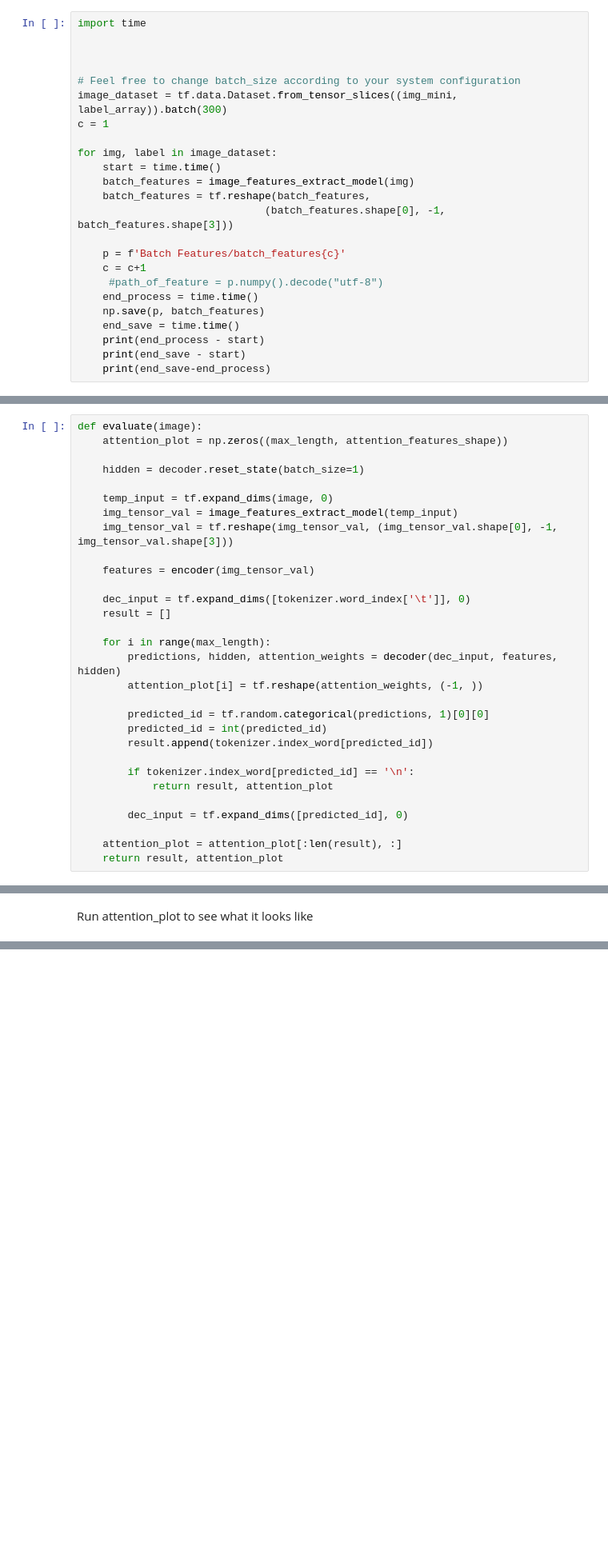
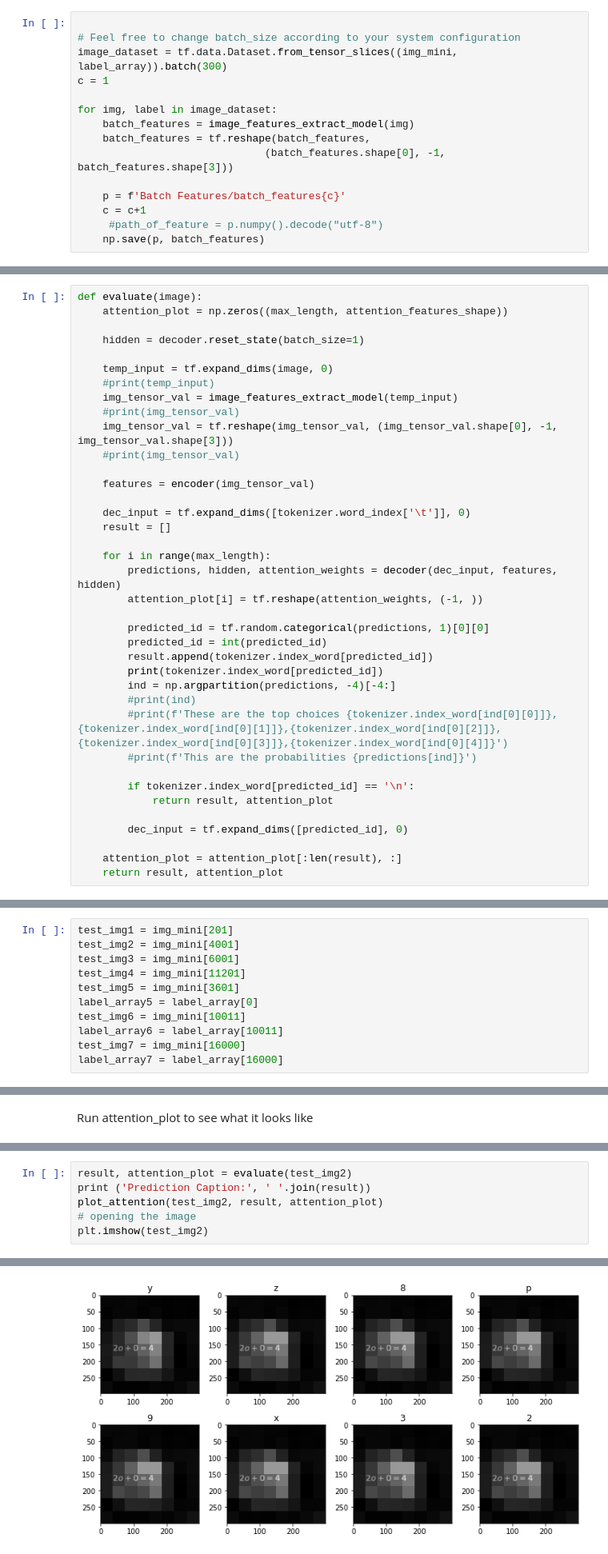
Before and after one commit to mallen-11/math-problem-solver, a Jupyter notebook: Notebooks/Morgan Copy Image Captioning with Attention (Drive).ipynb, the cells around one changed output, grey strips where cells are left out. Shown at 80% size. Cells and saved outputs as stored; diff of their text form; blank space fills up the shorter version.

```diff
--- a/Notebooks/Morgan Copy Image Captioning with Attention (Drive).ipynb
+++ b/Notebooks/Morgan Copy Image Captioning with Attention (Drive).ipynb
@@ -100,16 +101,12 @@ hidden_layer = image_model.layers[-1].output
 
 image_features_extract_model = tf.keras.Model(new_input, hidden_layer)
 # %%
-import time
-
-
 
 # Feel free to change batch_size according to your system configuration
 image_dataset = tf.data.Dataset.from_tensor_slices((img_mini, label_array)).batch(300)
 c = 1
 
 for img, label in image_dataset:
-    start = time.time()
     batch_features = image_features_extract_model(img)
     batch_features = tf.reshape(batch_features,
                               (batch_features.shape[0], -1, batch_features.shape[3]))
@@ -117,9 +114,4 @@ for img, label in image_dataset:
     p = f'Batch Features/batch_features{c}'
     c = c+1
      #path_of_feature = p.numpy().decode("utf-8")
-    end_process = time.time()
     np.save(p, batch_features)
-    end_save = time.time()
-    print(end_process - start)
-    print(end_save - start)
-    print(end_save-end_process)
@@ -479,8 +456,11 @@ def evaluate(image):
     hidden = decoder.reset_state(batch_size=1)
 
     temp_input = tf.expand_dims(image, 0)
+    #print(temp_input)
     img_tensor_val = image_features_extract_model(temp_input)
+    #print(img_tensor_val)
     img_tensor_val = tf.reshape(img_tensor_val, (img_tensor_val.shape[0], -1, img_tensor_val.shape[3]))
+    #print(img_tensor_val)
 
     features = encoder(img_tensor_val)
 
@@ -494,6 +474,11 @@ def evaluate(image):
         predicted_id = tf.random.categorical(predictions, 1)[0][0]
         predicted_id = int(predicted_id)
         result.append(tokenizer.index_word[predicted_id])
+        print(tokenizer.index_word[predicted_id])
+        ind = np.argpartition(predictions, -4)[-4:]
+        #print(ind)
+        #print(f'These are the top choices {tokenizer.index_word[ind[0][0]]},{tokenizer.index_word[ind[0][1]]},{tokenizer.index_word[ind[0][2]]},{tokenizer.index_word[ind[0][3]]},{tokenizer.index_word[ind[0][4]]}')
+        #print(f'This are the probabilities {predictions[ind]}')
 
         if tokenizer.index_word[predicted_id] == '\n':
             return result, attention_plot
@@ -507,3 +490,14 @@ test_img = img_mini[16000]
+# %%
+test_img1 = img_mini[201]
+test_img2 = img_mini[4001]
+test_img3 = img_mini[6001]
+test_img4 = img_mini[11201]
+test_img5 = img_mini[3601]
+label_array5 = label_array[0]
+test_img6 = img_mini[10011]
+label_array6 = label_array[10011]
+test_img7 = img_mini[16000]
+label_array7 = label_array[16000]
 # %%
 def plot_attention(image, result, attention_plot):
     temp_image = np.array(image)
@@ -538,0 +544,7 @@ ValueError: num must be 1 <= num <= 4, not 5
+# %%
+result, attention_plot = evaluate(test_img2)
+print ('Prediction Caption:', ' '.join(result))
+plot_attention(test_img2, result, attention_plot)
+# opening the image
+plt.imshow(test_img2)
+# %% [output]
@@ -538,0 +576 @@ ValueError: num must be 1 <= num <= 4, not 5
+[figure, added]
```
Also changed, not shown: parts of 18 cells of this notebook, 2 other files.
